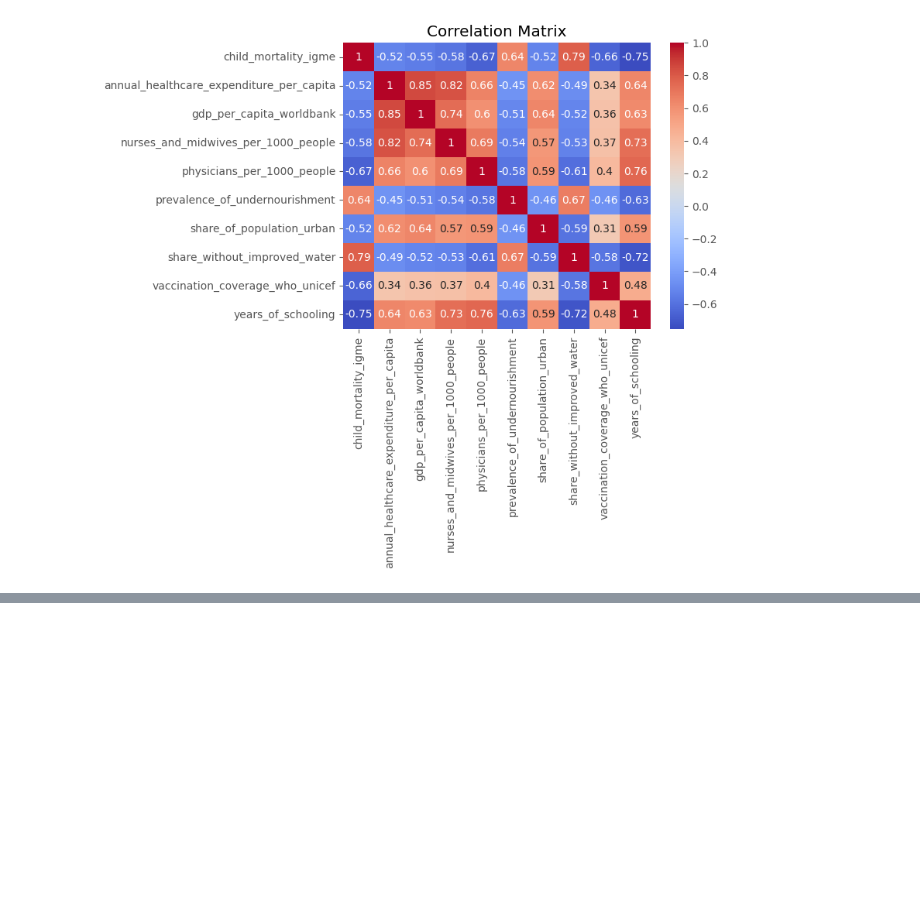
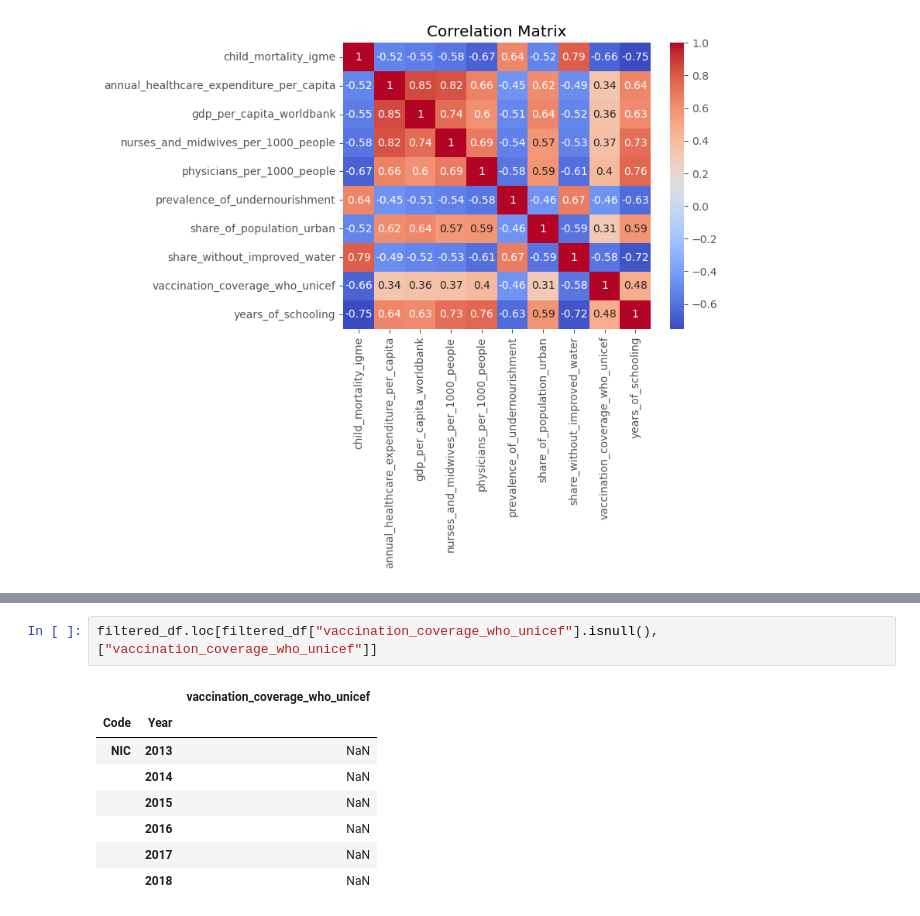
Before and after one commit to HamzahFayad/master_thesis_child_mortality, a Jupyter notebook: 01_notebooks/1_data_exploration.ipynb, the cells around one changed output, grey strips where cells are left out. Drawn from its saved outputs; the diff is of its cells as text; blank space fills up the shorter version.

```diff
--- a/01_notebooks/1_data_exploration.ipynb
+++ b/01_notebooks/1_data_exploration.ipynb
@@ -191,0 +207,11 @@ plt.show()
+# %%
+filtered_df.loc[filtered_df["vaccination_coverage_who_unicef"].isnull(), ["vaccination_coverage_who_unicef"]]
+# %% [output]
+|  |  | vaccination_coverage_who_unicef |
+| Code | Year |  |
+| NIC | 2013 | NaN |
+|  | 2014 | NaN |
+|  | 2015 | NaN |
+|  | 2016 | NaN |
+|  | 2017 | NaN |
+|  | 2018 | NaN |
```
Also changed, not shown: parts of 5 cells of this notebook, 1 other file.
